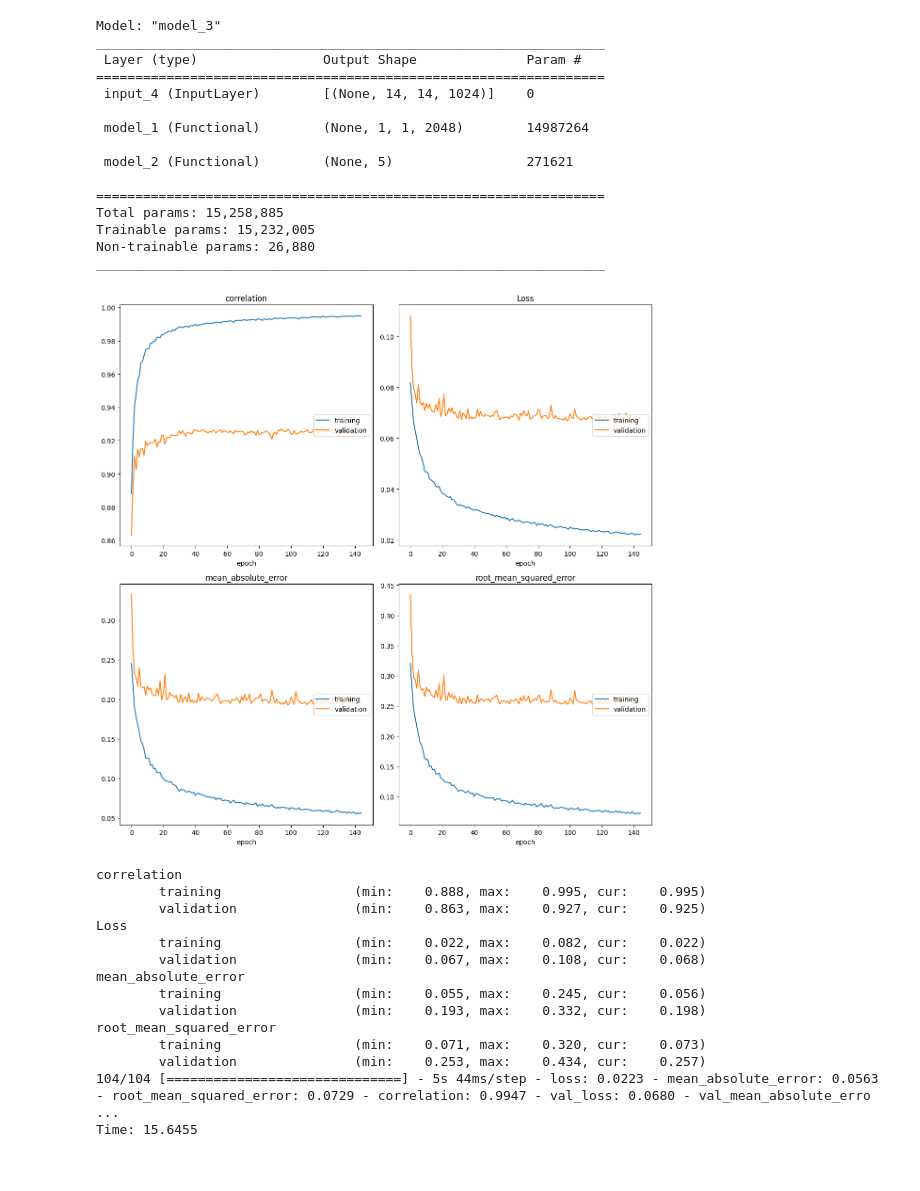
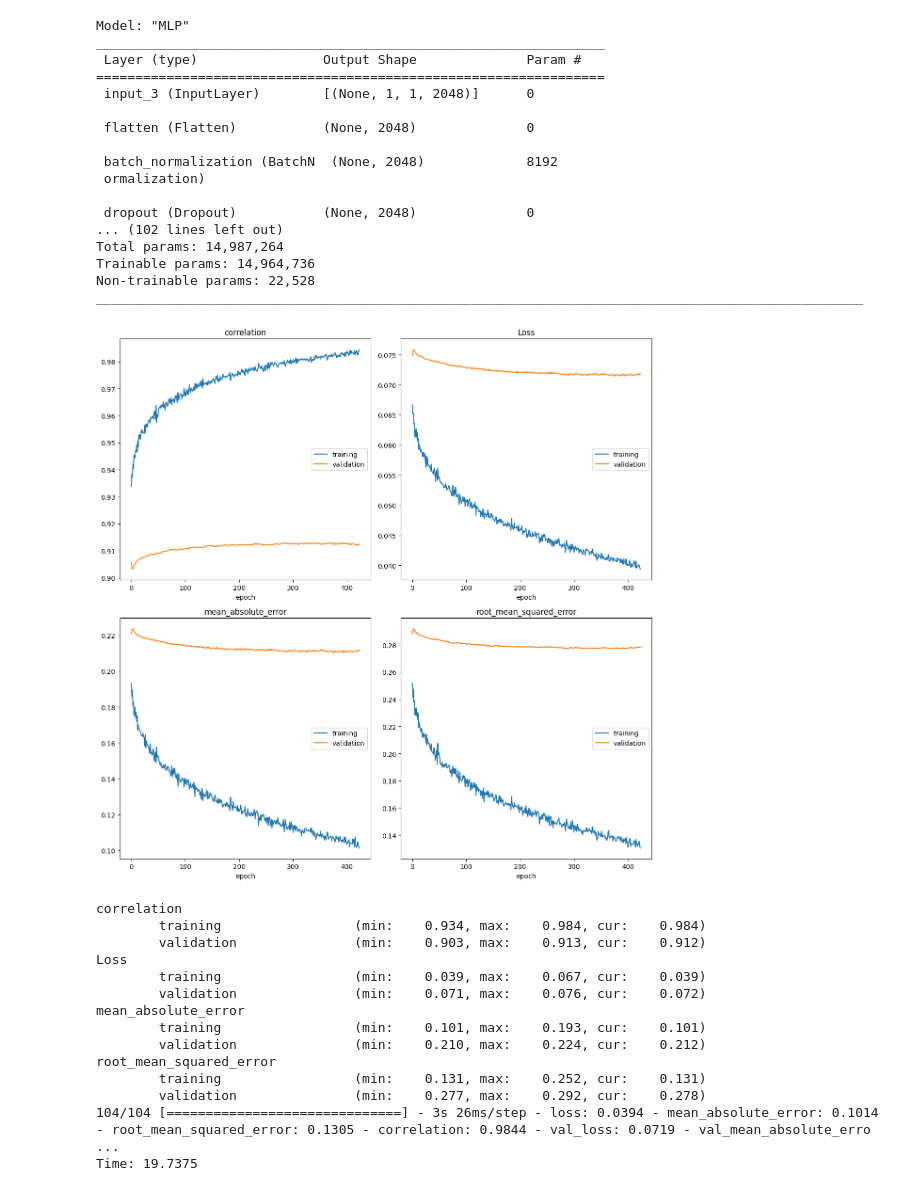
Before and after one commit to noahugail/FacialBeauty, a Jupyter notebook: main.ipynb, the cells around one changed output. Saved outputs shown, nothing was run; the diff lists cells and outputs as text; code cells hidden in the pictures.

```diff
--- a/main.ipynb
+++ b/main.ipynb
@@ -20,10 +17,12 @@ base, trainable = models.ResNet50()
 # %%
 dataset, n = datasets.SCUTFBP5500(
     input_shape=base.input_shape,
-    features="./14x14/"
+    #features="./14x14/"
 )
+
 #dataset, n = datasets.MEBeauty(
     #ratings="./MEBeauty_Distribution2.csv",
     #input_shape=base.input_shape
 #)
-#dataset.generate(model=base, augment=0)
+
+dataset.generate(model=base, out_path="/14x14/", augment=0)
@@ -30,4 +36,5 @@ dataset, n = datasets.SCUTFBP5500(
 # %%
+#If mlp_weights not specified it will return just the mlp
 model = build.build(
     base.output_shape,
     trainable=trainable,
@@ -36,63 +43,65 @@ model = build.build(
     augment=False,
 )
 # %% [output]
-Model: "model_3"
+Model: "MLP"
 _________________________________________________________________
  Layer (type)                Output Shape              Param #
 =================================================================
- input_4 (InputLayer)        [(None, 14, 14, 1024)]    0
+ input_3 (InputLayer)        [(None, 1, 1, 2048)]      0
 
- model_1 (Functional)        (None, 1, 1, 2048)        14987264
+ flatten (Flatten)           (None, 2048)              0
 
- model_2 (Functional)        (None, 5)                 271621
+ batch_normalization (BatchN  (None, 2048)             8192
+ ormalization)
 
-=================================================================
-Total params: 15,258,885
-Trainable params: 15,232,005
-Non-trainable params: 26,880
-_________________________________________________________________
+ dropout (Dropout)           (None, 2048)              0
+... (102 lines left out)
+Total params: 14,987,264
+Trainable params: 14,964,736
+Non-trainable params: 22,528
+__________________________________________________________________________________________________
 # %%
 metrics = [losses.MeanAbsoluteError(n=n),
            losses.RootMeanSquaredError(n=n),
            losses.PearsonCorrelation(n=n)]#,
            #losses.MeanAbsoluteError(n=n, mode="var"),
            #losses.RootMeanSquaredError(n=n, mode="var"),
            #losses.PearsonCorrelation(n=n, mode="var"),
            #losses.MeanAbsoluteError(n=n, mode="skew"),
            #losses.RootMeanSquaredError(n=n, mode="skew"),
            #losses.PearsonCorrelation(n=n, mode="skew")]
 
 #loss = tf.keras.losses.MeanSquaredError()
 #loss = tf.keras.losses.CategoricalCrossentropy()
 loss = losses.SquaredEarthMoversDistance()
 
 #dataset.shuffle()
-build.compile(model, loss, metrics=metrics, learning_rate=0.00011)
+build.compile(model, loss, metrics=metrics, learning_rate=0.0001)
 time = build.train(
     model,
     dataset.train,
     dataset.test,
     monitor="val_correlation",
     callbacks=[PlotLossesKerasTF()]
 )
 
 print(f"Time: {np.round(time, 4)}")
 # %% [output]
-[figure, old version]
+[figure, new version]
 correlation
-        training                 (min:    0.888, max:    0.995, cur:    0.995)
-        validation               (min:    0.863, max:    0.927, cur:    0.925)
+        training                 (min:    0.934, max:    0.984, cur:    0.984)
+        validation               (min:    0.903, max:    0.913, cur:    0.912)
 Loss
-        training                 (min:    0.022, max:    0.082, cur:    0.022)
-        validation               (min:    0.067, max:    0.108, cur:    0.068)
+        training                 (min:    0.039, max:    0.067, cur:    0.039)
+        validation               (min:    0.071, max:    0.076, cur:    0.072)
 mean_absolute_error
-        training                 (min:    0.055, max:    0.245, cur:    0.056)
-        validation               (min:    0.193, max:    0.332, cur:    0.198)
+        training                 (min:    0.101, max:    0.193, cur:    0.101)
+        validation               (min:    0.210, max:    0.224, cur:    0.212)
 root_mean_squared_error
-        training                 (min:    0.071, max:    0.320, cur:    0.073)
-        validation               (min:    0.253, max:    0.434, cur:    0.257)
-104/104 [==============================] - 5s 44ms/step - loss: 0.0223 - mean_absolute_error: 0.0563 - root_mean_squared_error: 0.0729 - correlation: 0.9947 - val_loss: 0.0680 - val_mean_absolute_erro ...
-Time: 15.6455
+        training                 (min:    0.131, max:    0.252, cur:    0.131)
+        validation               (min:    0.277, max:    0.292, cur:    0.278)
+104/104 [==============================] - 3s 26ms/step - loss: 0.0394 - mean_absolute_error: 0.1014 - root_mean_squared_error: 0.1305 - correlation: 0.9844 - val_loss: 0.0719 - val_mean_absolute_erro ...
+Time: 19.7375
 # %%
 #np.round(model.evaluate(dataset.test), 6)
 y_pred = model.predict(dataset.test.x)
```
Also changed, not shown: parts of 5 cells of this notebook, 3 other files.
